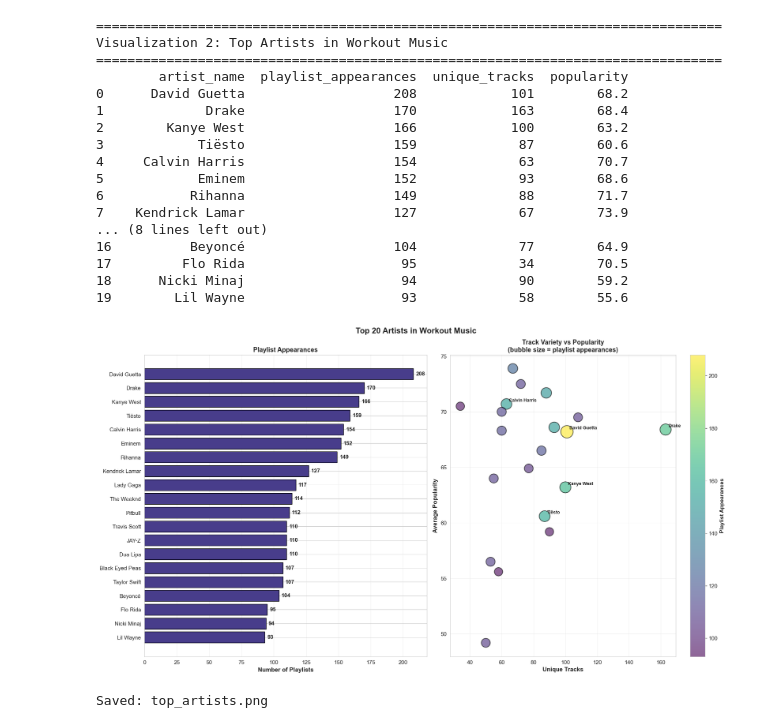
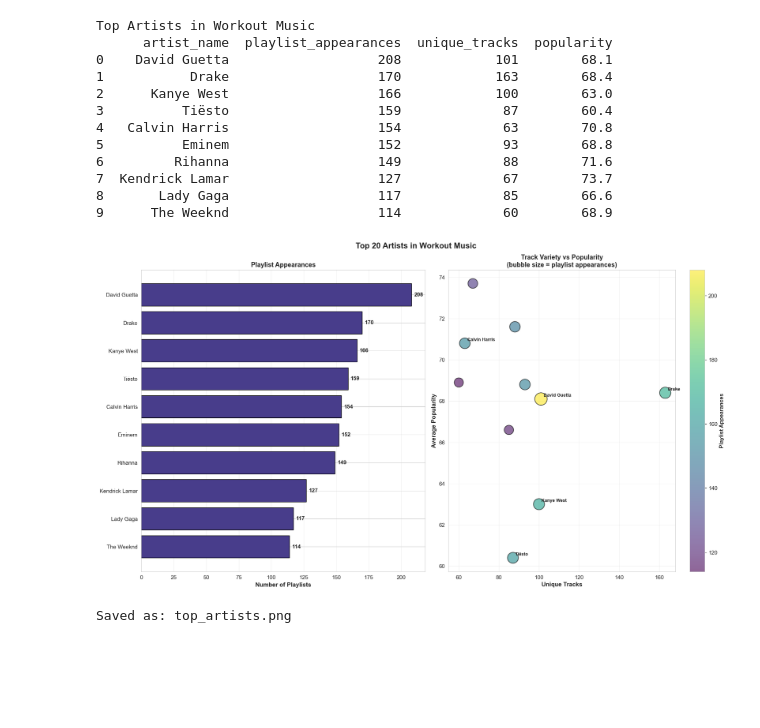
Before and after one commit to rachelsseo/spotify-workout-playlist, a Jupyter notebook: notebooks/final_analysis.ipynb, the cells around one changed output. Cells and saved outputs as stored; diff of their text form; code cells hidden in the pictures; blank space fills up the shorter version.

```diff
--- a/notebooks/final_analysis.ipynb
+++ b/notebooks/final_analysis.ipynb
@@ -210,23 +47,21 @@ Saved: category_comparison.png
 # %%
-# Visualization 2: Top Artists
-print("\n" + "="*80)
-print("Visualization 2: Top Artists in Workout Music")
-print("="*80)
+# Top Artists Visualization
+print("Top Artists in Workout Music")
 
 df_artists = conn.execute("""
     SELECT artist_name, playlist_appearances, unique_tracks,
            ROUND(avg_popularity, 1) as popularity
     FROM v_top_artists
-    LIMIT 20
+    LIMIT 10
 """).df()
 
 print(df_artists)
 
-# Create artist visualization
+# create subplots
 fig, axes = plt.subplots(1, 2, figsize=(18, 10))
 fig.suptitle('Top 20 Artists in Workout Music', fontsize=16, fontweight='bold')
 
-# Plot 1: Playlist Appearances
+# playlist appearances (bar chart)
 ax1 = axes[0]
 y_pos = np.arange(len(df_artists))
 bars = ax1.barh(y_pos, df_artists['playlist_appearances'], color='darkslateblue', edgecolor='black')
@@ -240,55 +75,50 @@ ax1.grid(axis='x', alpha=0.3)
 for i, v in enumerate(df_artists['playlist_appearances']):
     ax1.text(v + 2, i, str(v), va='center', fontweight='bold')
 
-# Plot 2: Unique Tracks vs Popularity (Bubble chart)
+# unique tracks vs popularity (bubble chart)
 ax2 = axes[1]
 scatter = ax2.scatter(df_artists['unique_tracks'],
                      df_artists['popularity'],
                      s=df_artists['playlist_appearances']*3,
                      c=df_artists['playlist_appearances'],
                      cmap='viridis',
                      alpha=0.6,
                      edgecolors='black',
                      linewidths=1.5)
 
 ax2.set_xlabel('Unique Tracks', fontweight='bold', fontsize=12)
 ax2.set_ylabel('Average Popularity', fontweight='bold', fontsize=12)
 ax2.set_title('Track Variety vs Popularity\n(bubble size = playlist appearances)',
               fontsize=13, fontweight='bold')
 ax2.grid(True, alpha=0.3)
 
-# Add colorbar
+# color bar
 cbar = plt.colorbar(scatter, ax=ax2)
 cbar.set_label('Playlist Appearances', fontweight='bold')
 
-# Annotate top 5 artists
+# showing top 5 artists
 for idx in range(min(5, len(df_artists))):
     ax2.annotate(df_artists.iloc[idx]['artist_name'],
                 xy=(df_artists.iloc[idx]['unique_tracks'], df_artists.iloc[idx]['popularity']),
                 xytext=(5, 5), textcoords='offset points', fontsize=9, fontweight='bold')
 
 plt.tight_layout()
 plt.savefig('../data/analytics/top_artists.png', dpi=300, bbox_inches='tight')
 plt.show()
 
-print("\nSaved: top_artists.png")
+print("\nSaved as: top_artists.png")
 # %% [output]
-================================================================================
-Visualization 2: Top Artists in Workout Music
-================================================================================
-        artist_name  playlist_appearances  unique_tracks  popularity
-0      David Guetta                   208            101        68.2
-1             Drake                   170            163        68.4
-2        Kanye West                   166            100        63.2
-3            Tiësto                   159             87        60.6
-4     Calvin Harris                   154             63        70.7
-5            Eminem                   152             93        68.6
-6           Rihanna                   149             88        71.7
-7    Kendrick Lamar                   127             67        73.9
-... (8 lines left out)
-16          Beyoncé                   104             77        64.9
-17         Flo Rida                    95             34        70.5
-18      Nicki Minaj                    94             90        59.2
-19        Lil Wayne                    93             58        55.6
+Top Artists in Workout Music
+      artist_name  playlist_appearances  unique_tracks  popularity
+0    David Guetta                   208            101        68.1
+1           Drake                   170            163        68.4
+2      Kanye West                   166            100        63.0
+3          Tiësto                   159             87        60.4
+4   Calvin Harris                   154             63        70.8
+5          Eminem                   152             93        68.8
+6         Rihanna                   149             88        71.6
+7  Kendrick Lamar                   127             67        73.7
+8       Lady Gaga                   117             85        66.6
+9      The Weeknd                   114             60        68.9
-[figure, old version]
+[figure, new version]
-Saved: top_artists.png
+Saved as: top_artists.png
```
Also changed, not shown: parts of 8 cells of this notebook, 9 other files.
